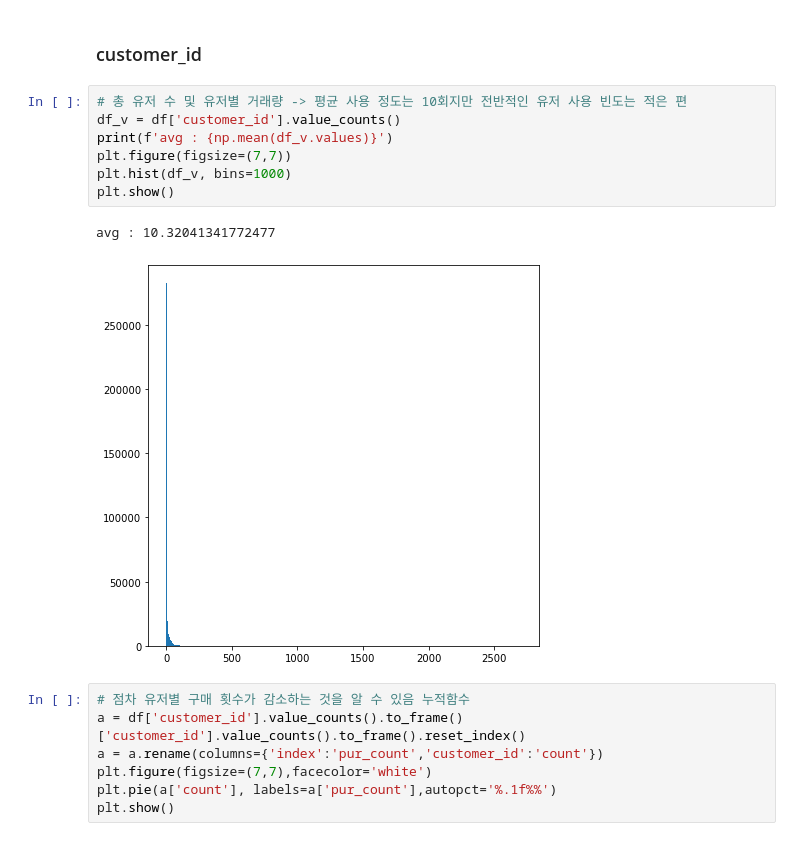
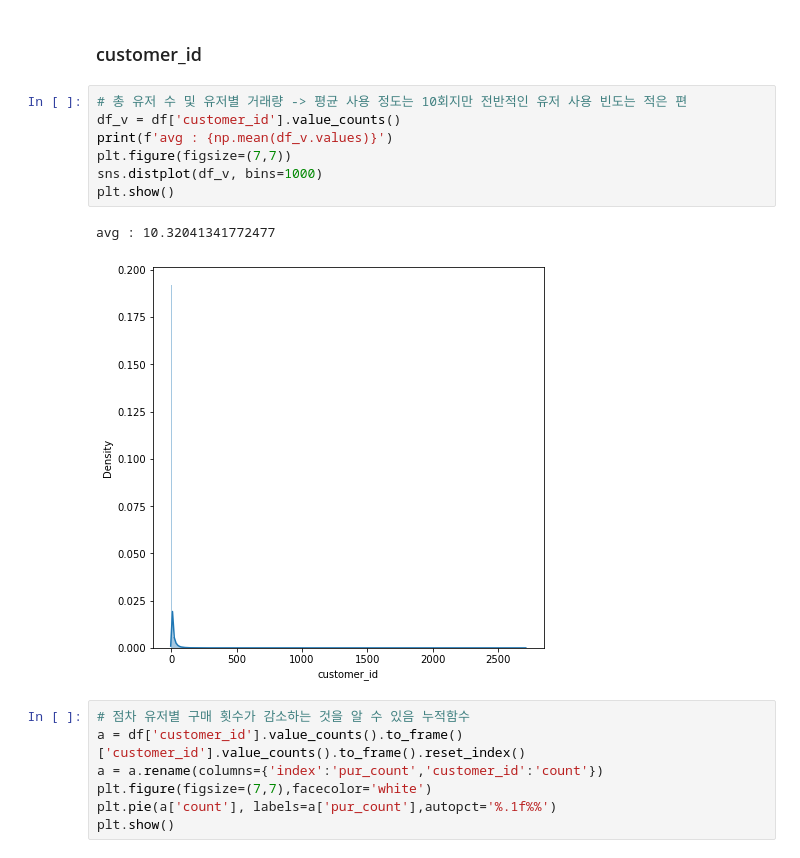
Before and after one commit to LUCI031/chai_analytics, a Jupyter notebook: EDA.ipynb, the cells around one changed output. Saved outputs shown, nothing was run; the diff lists cells and outputs as text.

```diff
--- a/EDA.ipynb
+++ b/EDA.ipynb
@@ -134,13 +134,13 @@ array([[<AxesSubplot:title={'center':'created_at'}>,
 # %%
 # 총 유저 수 및 유저별 거래량 -> 평균 사용 정도는 10회지만 전반적인 유저 사용 빈도는 적은 편
 df_v = df['customer_id'].value_counts()
 print(f'avg : {np.mean(df_v.values)}')
 plt.figure(figsize=(7,7))
-plt.hist(df_v, bins=1000)
+sns.distplot(df_v, bins=1000)
 plt.show()
 # %% [output]
 avg : 10.32041341772477
-[figure, old version]
+[figure, new version]
 # %%
 # 점차 유저별 구매 횟수가 감소하는 것을 알 수 있음 누적함수
 a = df['customer_id'].value_counts().to_frame()['customer_id'].value_counts().to_frame().reset_index()
```
Also changed, not shown: parts of 12 cells of this notebook.
